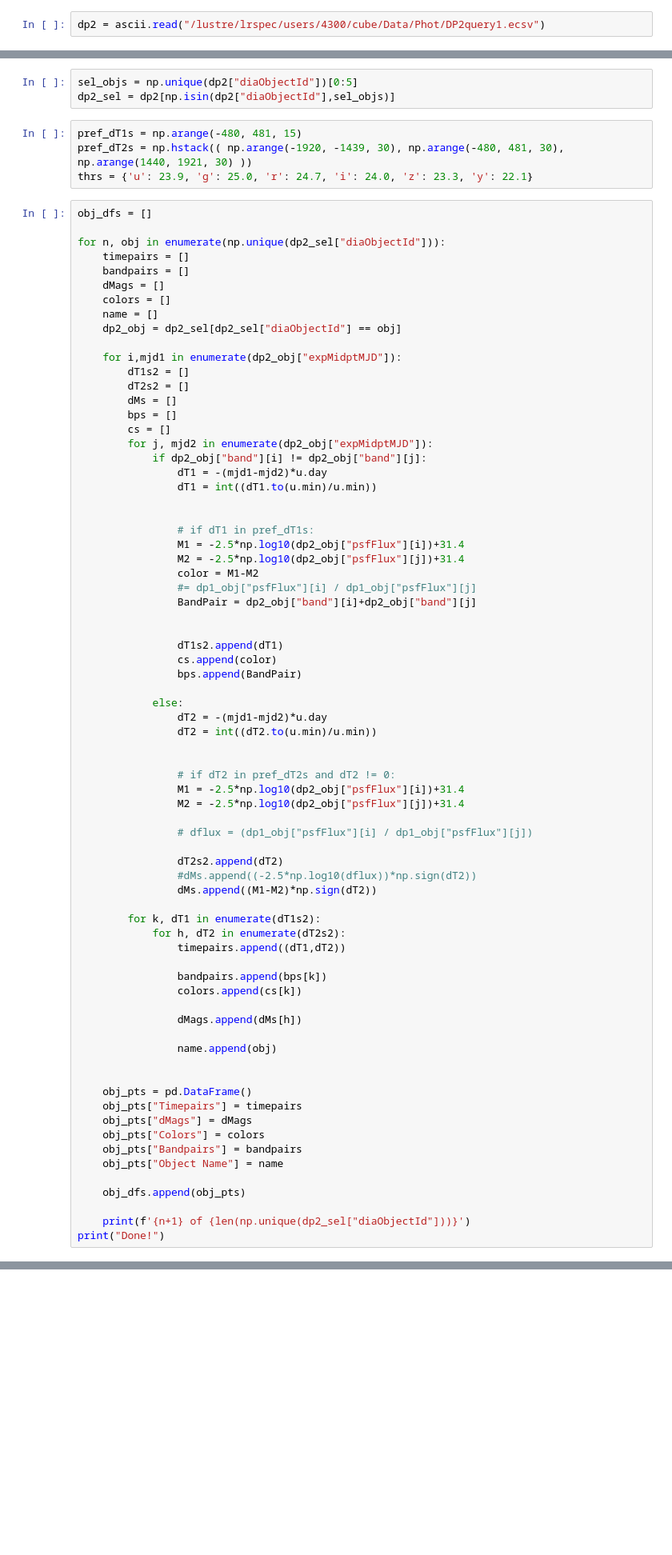
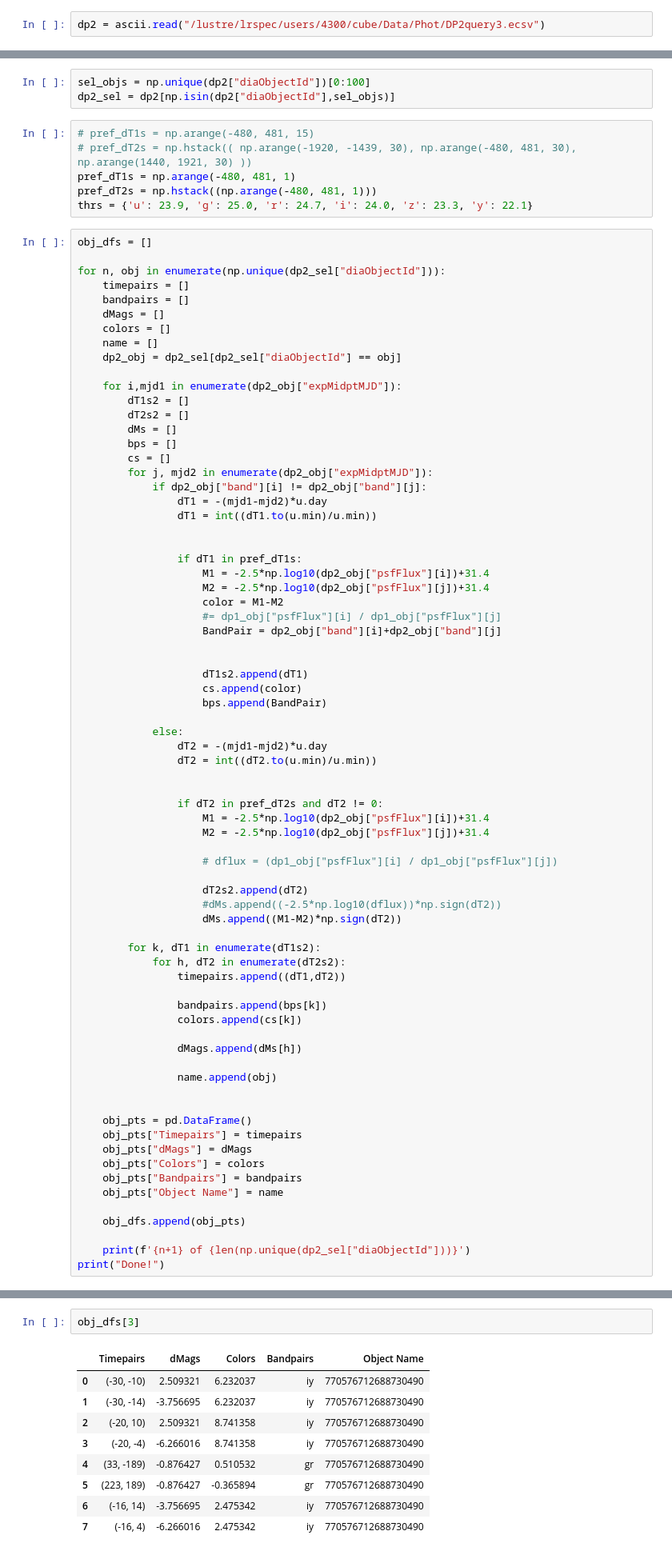
Before and after one commit to mnilsson8/Cube, a Jupyter notebook: Cube/DP2_in_Cubes.ipynb, the cells around one changed output, grey strips where cells are left out. Shown at 80% size. Cells and saved outputs as stored; diff of their text form; blank space fills up the shorter version.

Commit message:
DP2 in cubes actually this time

```diff
--- a/Cube/DP2_in_Cubes.ipynb
+++ b/Cube/DP2_in_Cubes.ipynb
@@ -110,7 +110,7 @@ def PlotSliceWithTwoHists(HashTable1, InfoDict1, HashTable2, InfoDict2, Band1, B
     ax.set_xlim([-1.5, 2])
     ax.set_ylim([-5, 8])
 # %%
-dp2 = ascii.read("/lustre/lrspec/users/4300/cube/Data/Phot/DP2query1.ecsv")
+dp2 = ascii.read("/lustre/lrspec/users/4300/cube/Data/Phot/DP2query3.ecsv")
 # %%
 dp2.info
 # %% [output]
@@ -139,9 +139,11 @@ len(np.unique(dp2["diaObjectId"]))
 # %%
-sel_objs = np.unique(dp2["diaObjectId"])[0:5]
+sel_objs = np.unique(dp2["diaObjectId"])[0:100]
 dp2_sel = dp2[np.isin(dp2["diaObjectId"],sel_objs)]
 # %%
-pref_dT1s = np.arange(-480, 481, 15)
-pref_dT2s = np.hstack(( np.arange(-1920, -1439, 30), np.arange(-480, 481, 30), np.arange(1440, 1921, 30) ))
+# pref_dT1s = np.arange(-480, 481, 15)
+# pref_dT2s = np.hstack(( np.arange(-1920, -1439, 30), np.arange(-480, 481, 30), np.arange(1440, 1921, 30) ))
+pref_dT1s = np.arange(-480, 481, 1)
+pref_dT2s = np.hstack((np.arange(-480, 481, 1)))
 thrs = {'u': 23.9, 'g': 25.0, 'r': 24.7, 'i': 24.0, 'z': 23.3, 'y': 22.1}
 # %%
 obj_dfs = []
@@ -166,32 +168,32 @@ for n, obj in enumerate(np.unique(dp2_sel["diaObjectId"])):
                 dT1 = int((dT1.to(u.min)/u.min))
 
 
-                # if dT1 in pref_dT1s:
-                M1 = -2.5*np.log10(dp2_obj["psfFlux"][i])+31.4
-                M2 = -2.5*np.log10(dp2_obj["psfFlux"][j])+31.4
-                color = M1-M2
-                #= dp1_obj["psfFlux"][i] / dp1_obj["psfFlux"][j]
-                BandPair = dp2_obj["band"][i]+dp2_obj["band"][j]
+                if dT1 in pref_dT1s:
+                    M1 = -2.5*np.log10(dp2_obj["psfFlux"][i])+31.4
+                    M2 = -2.5*np.log10(dp2_obj["psfFlux"][j])+31.4
+                    color = M1-M2
+                    #= dp1_obj["psfFlux"][i] / dp1_obj["psfFlux"][j]
+                    BandPair = dp2_obj["band"][i]+dp2_obj["band"][j]
 
 
-                dT1s2.append(dT1)
-                cs.append(color)
-                bps.append(BandPair)
+                    dT1s2.append(dT1)
+                    cs.append(color)
+                    bps.append(BandPair)
 
             else:
                 dT2 = -(mjd1-mjd2)*u.day
                 dT2 = int((dT2.to(u.min)/u.min))
 
 
-                # if dT2 in pref_dT2s and dT2 != 0:
-                M1 = -2.5*np.log10(dp2_obj["psfFlux"][i])+31.4
-                M2 = -2.5*np.log10(dp2_obj["psfFlux"][j])+31.4
+                if dT2 in pref_dT2s and dT2 != 0:
+                    M1 = -2.5*np.log10(dp2_obj["psfFlux"][i])+31.4
+                    M2 = -2.5*np.log10(dp2_obj["psfFlux"][j])+31.4
 
-                # dflux = (dp1_obj["psfFlux"][i] / dp1_obj["psfFlux"][j])
+                    # dflux = (dp1_obj["psfFlux"][i] / dp1_obj["psfFlux"][j])
 
-                dT2s2.append(dT2)
-                #dMs.append((-2.5*np.log10(dflux))*np.sign(dT2))
-                dMs.append((M1-M2)*np.sign(dT2))
+                    dT2s2.append(dT2)
+                    #dMs.append((-2.5*np.log10(dflux))*np.sign(dT2))
+                    dMs.append((M1-M2)*np.sign(dT2))
 
         for k, dT1 in enumerate(dT1s2):
             for h, dT2 in enumerate(dT2s2):
@@ -246,0 +431,12 @@ Name: Timepairs, Length: 2845392, dtype: object
+# %%
+obj_dfs[3]
+# %% [output]
+|  | Timepairs | dMags | Colors | Bandpairs | Object Name |
+| 0 | (-30, -10) | 2.509321 | 6.232037 | iy | 770576712688730490 |
+| 1 | (-30, -14) | -3.756695 | 6.232037 | iy | 770576712688730490 |
+| 2 | (-20, 10) | 2.509321 | 8.741358 | iy | 770576712688730490 |
+| 3 | (-20, -4) | -6.266016 | 8.741358 | iy | 770576712688730490 |
+| 4 | (33, -189) | -0.876427 | 0.510532 | gr | 770576712688730490 |
+| 5 | (223, 189) | -0.876427 | -0.365894 | gr | 770576712688730490 |
+| 6 | (-16, 14) | -3.756695 | 2.475342 | iy | 770576712688730490 |
+| 7 | (-16, 4) | -6.266016 | 2.475342 | iy | 770576712688730490 |
```
Also changed, not shown: parts of 17 cells of this notebook, 1 other file.
